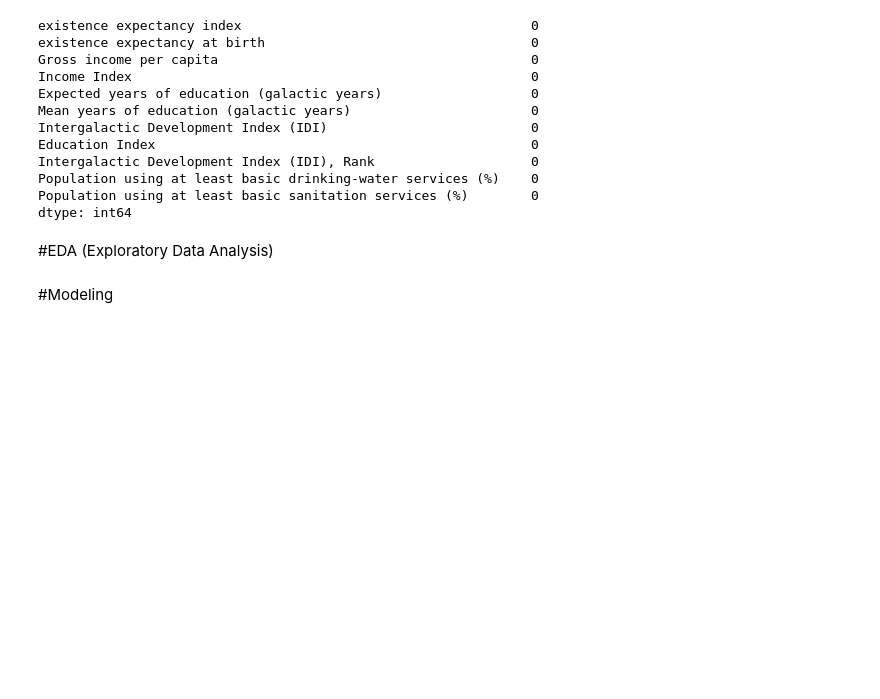
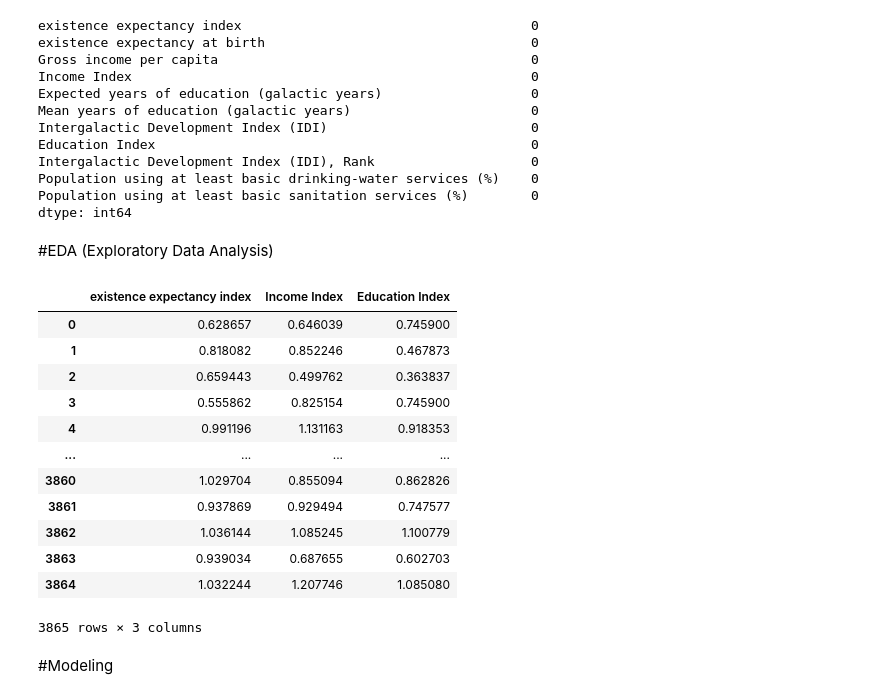
Before and after one commit to kamalzada/Python-codes, a Jupyter notebook: git_repository/Python-capstone-data2.ipynb, the cells around one changed output. Cells and saved outputs as stored; diff of their text form; code cells hidden in the pictures; blank space fills up the shorter version.

```diff
--- a/git_repository/Python-capstone-data2.ipynb
+++ b/git_repository/Python-capstone-data2.ipynb
@@ -304,3 +312,19 @@ df = pd.concat([df_categoric, df_numeric, target], axis=1)
+# %%
+df[['existence expectancy index', 'Income Index', 'Education Index']]
+# %% [output]
+|  | existence expectancy index | Income Index | Education Index |
+| 0 | 0.628657 | 0.646039 | 0.745900 |
+| 1 | 0.818082 | 0.852246 | 0.467873 |
+| 2 | 0.659443 | 0.499762 | 0.363837 |
+| 3 | 0.555862 | 0.825154 | 0.745900 |
+| 4 | 0.991196 | 1.131163 | 0.918353 |
+| ... | ... | ... | ... |
+| 3860 | 1.029704 | 0.855094 | 0.862826 |
+| 3861 | 0.937869 | 0.929494 | 0.747577 |
+| 3862 | 1.036144 | 1.085245 | 1.100779 |
+| 3863 | 0.939034 | 0.687655 | 0.602703 |
+| 3864 | 1.032244 | 1.207746 | 1.085080 |
+3865 rows × 3 columns
 # %% [markdown]
 #Modeling
 # %%
```
Also changed, not shown: parts of 15 cells of this notebook.
